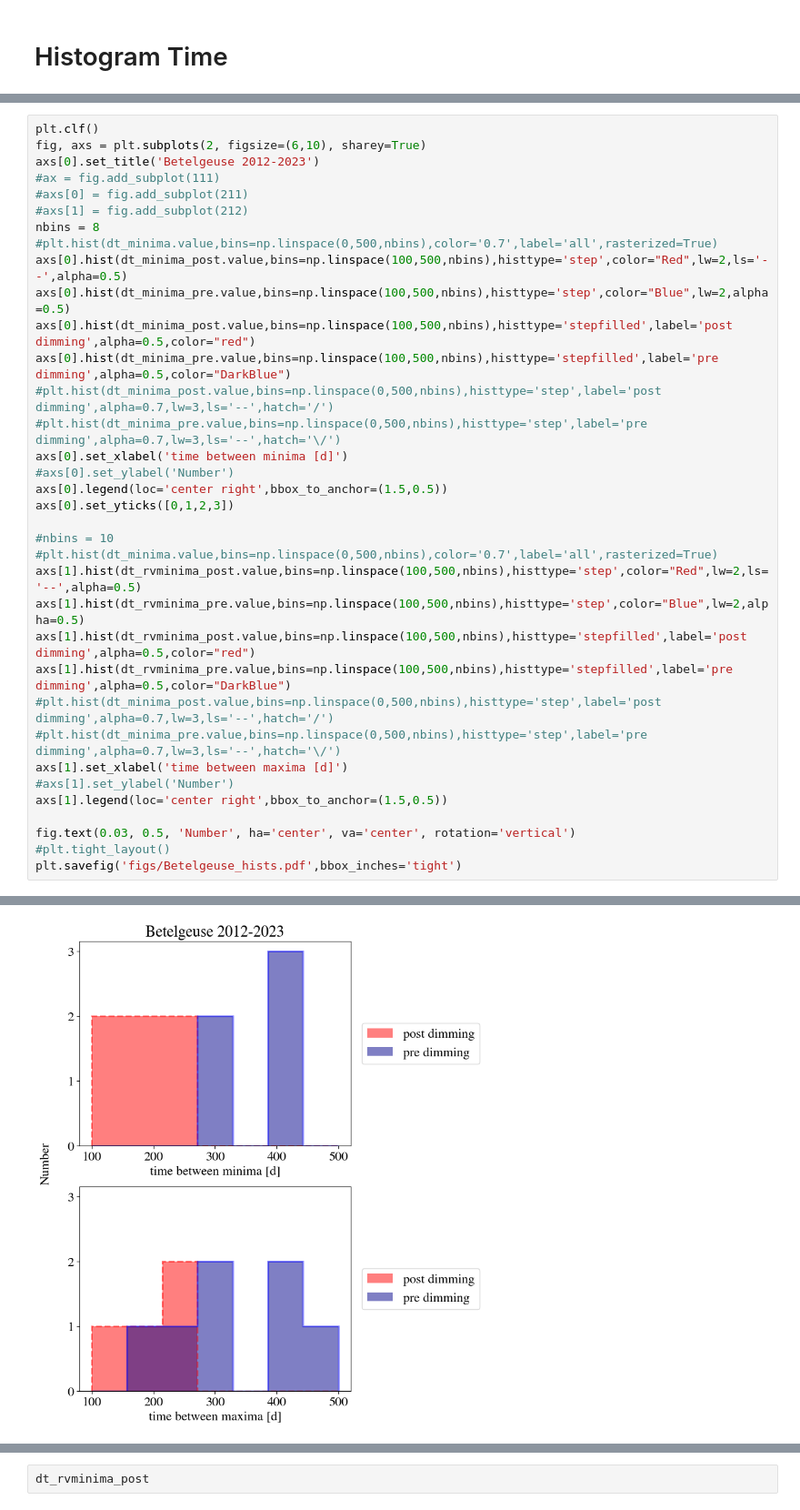
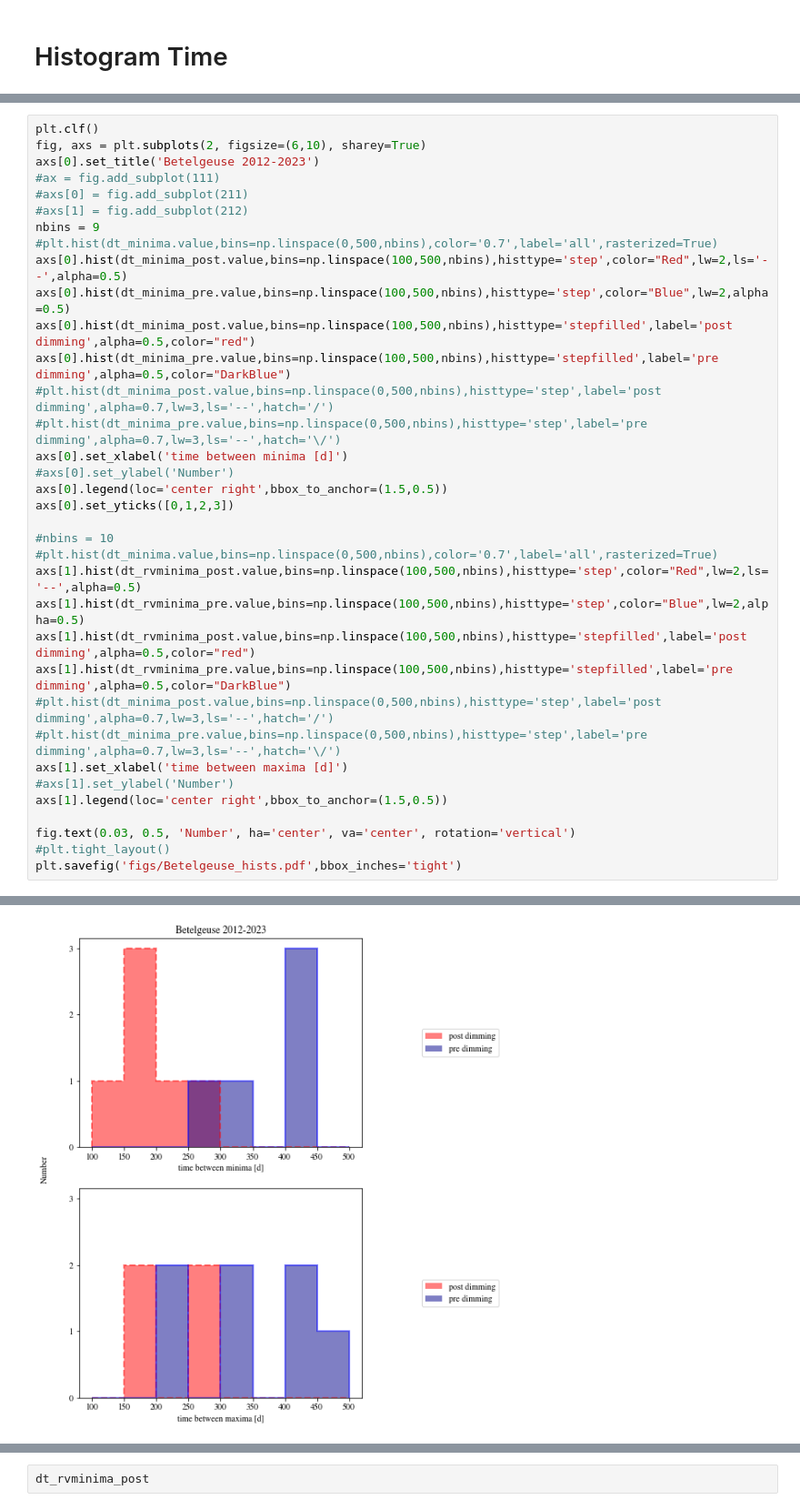
Before and after one commit to morganemacleod/BetelgeuseConvection, a Jupyter notebook: RV_and_lightcurve_plot.ipynb, the cells around one changed output, grey strips where cells are left out. Shown: that part at 91% size. Saved outputs shown, nothing was run; the diff lists cells and outputs as text.

Commit message:
updated lc plot

```diff
--- a/RV_and_lightcurve_plot.ipynb
+++ b/RV_and_lightcurve_plot.ipynb
@@ -245,7 +245,7 @@ axs[0].set_title('Betelgeuse 2012-2023')
 #ax = fig.add_subplot(111)
 #axs[0] = fig.add_subplot(211)
 #axs[1] = fig.add_subplot(212)
-nbins = 8
+nbins = 9
 #plt.hist(dt_minima.value,bins=np.linspace(0,500,nbins),color='0.7',label='all',rasterized=True)
 axs[0].hist(dt_minima_post.value,bins=np.linspace(100,500,nbins),histtype='step',color="Red",lw=2,ls='--',alpha=0.5)
 axs[0].hist(dt_minima_pre.value,bins=np.linspace(100,500,nbins),histtype='step',color="Blue",lw=2,alpha=0.5)
@@ -278,4 +278,4 @@ plt.savefig('figs/Betelgeuse_hists.pdf',bbox_inches='tight')
-[figure, old version]
+[figure, new version]
 # %%
 dt_rvminima_pre
 # %% [output]
```
Also changed, not shown: parts of 9 cells of this notebook.
